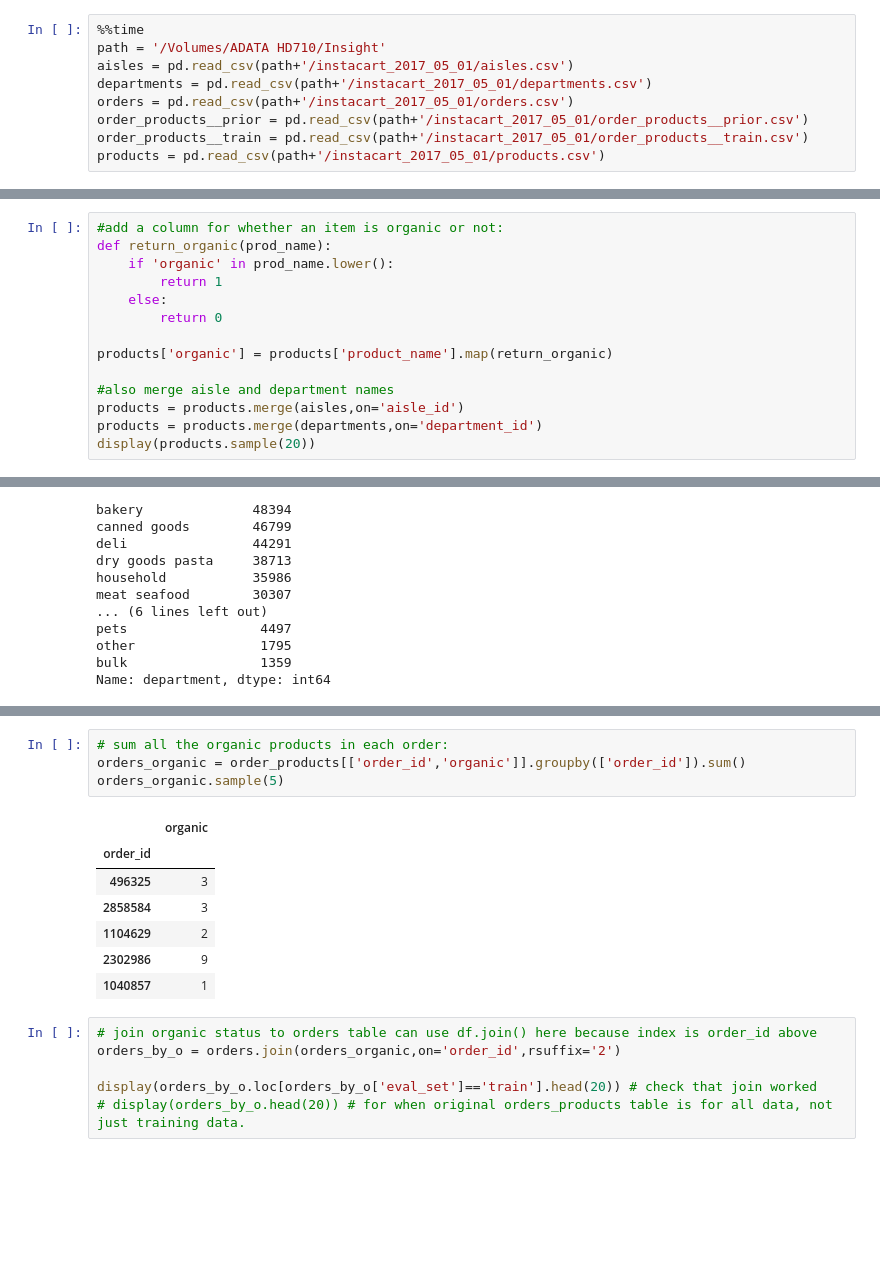
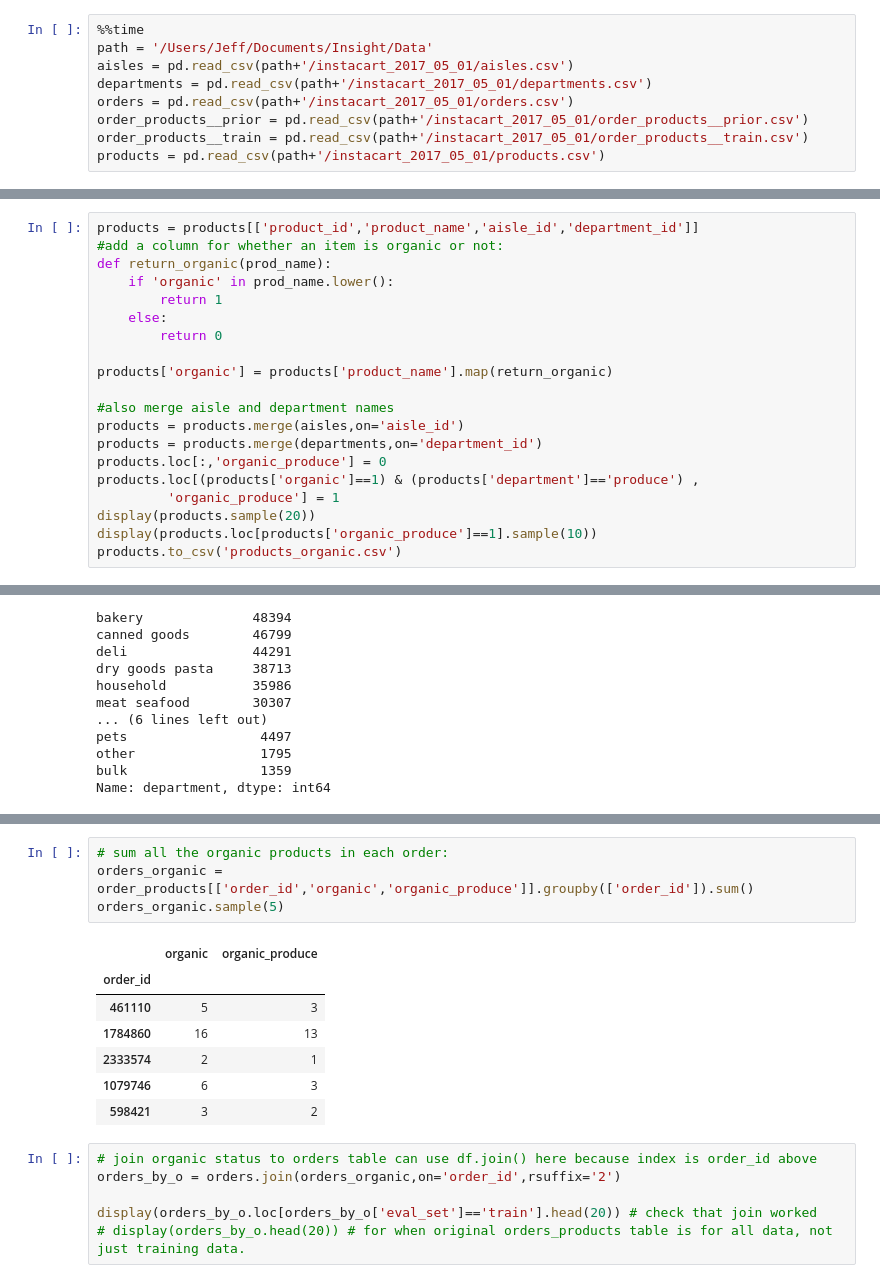
Before and after one commit to jeffcfho/OrganicFoodBuyers, a Jupyter notebook: 0_instacart_eda.ipynb, the cells around one changed output, grey strips where cells are left out. Drawn from its saved outputs; the diff is of its cells as text; blank space fills up the shorter version.

```diff
--- a/0_instacart_eda.ipynb
+++ b/0_instacart_eda.ipynb
@@ -11,7 +11,7 @@ import matplotlib.pyplot as plt
 import time
 # %%
 %%time
-path = '/Volumes/ADATA HD710/Insight'
+path = '/Users/Jeff/Documents/Insight/Data'
 aisles = pd.read_csv(path+'/instacart_2017_05_01/aisles.csv')
 departments = pd.read_csv(path+'/instacart_2017_05_01/departments.csv')
 orders = pd.read_csv(path+'/instacart_2017_05_01/orders.csv')
@@ -132,4 +156,5 @@ Wall time: 10.5 s
 # %%
+products = products[['product_id','product_name','aisle_id','department_id']]
 #add a column for whether an item is organic or not:
 def return_organic(prod_name):
     if 'organic' in prod_name.lower():
@@ -142,5 +167,10 @@ products['organic'] = products['product_name'].map(return_organic)
 #also merge aisle and department names
 products = products.merge(aisles,on='aisle_id')
 products = products.merge(departments,on='department_id')
+products.loc[:,'organic_produce'] = 0
+products.loc[(products['organic']==1) & (products['department']=='produce') ,
+         'organic_produce'] = 1
 display(products.sample(20))
+display(products.loc[products['organic_produce']==1].sample(10))
+products.to_csv('products_organic.csv')
 # %% [output]
@@ -364,15 +480,15 @@ order_products.loc[order_products['product_name']=='Bag of Organic Bananas']
 # %%
 # sum all the organic products in each order:
-orders_organic = order_products[['order_id','organic']].groupby(['order_id']).sum()
+orders_organic = order_products[['order_id','organic','organic_produce']].groupby(['order_id']).sum()
 orders_organic.sample(5)
 # %% [output]
-|  | organic |
-| order_id |  |
-| 496325 | 3 |
-| 2858584 | 3 |
-| 1104629 | 2 |
-| 2302986 | 9 |
-| 1040857 | 1 |
+|  | organic | organic_produce |
+| order_id |  |  |
+| 461110 | 5 | 3 |
+| 1784860 | 16 | 13 |
+| 2333574 | 2 | 1 |
+| 1079746 | 6 | 3 |
+| 598421 | 3 | 2 |
 # %%
 # join organic status to orders table can use df.join() here because index is order_id above
 orders_by_o = orders.join(orders_organic,on='order_id',rsuffix='2')
```
Also changed, not shown: parts of 23 cells of this notebook, 9 other files.
